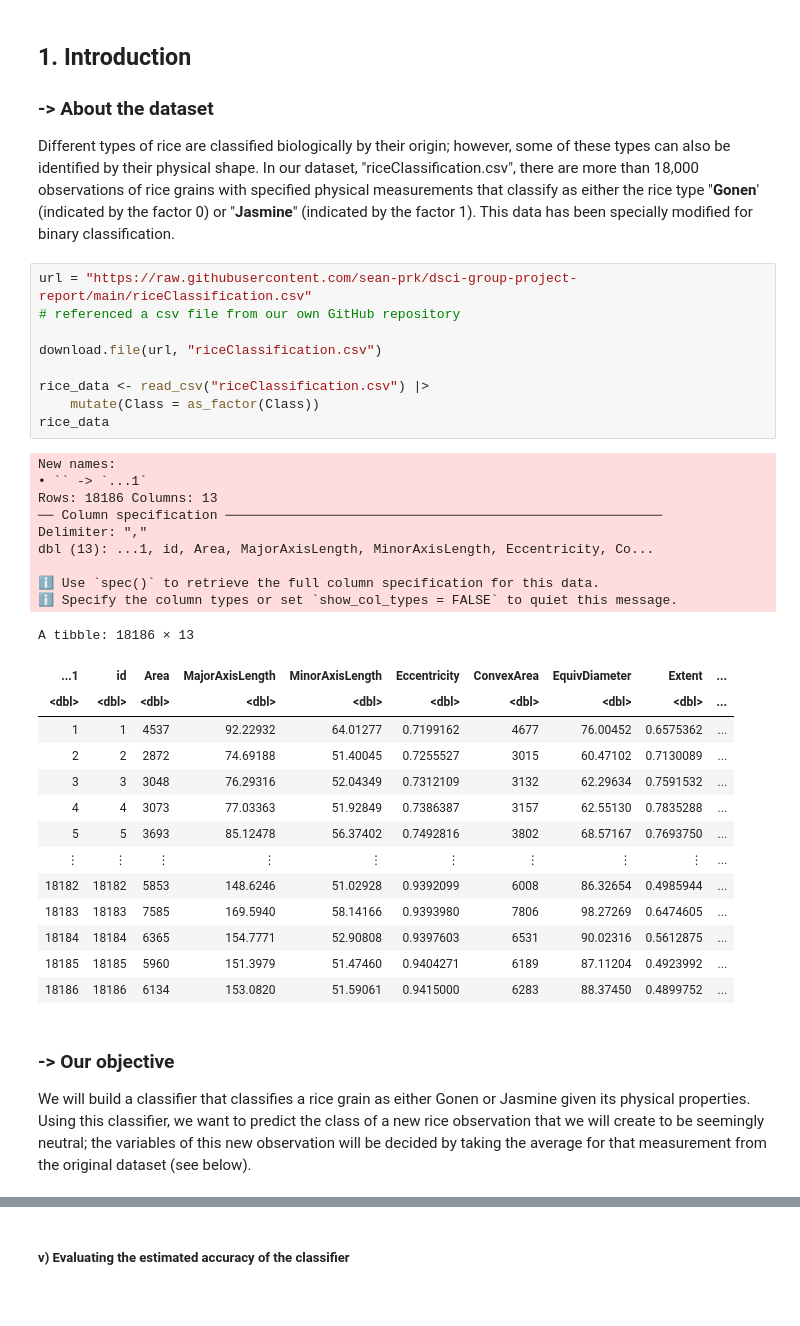
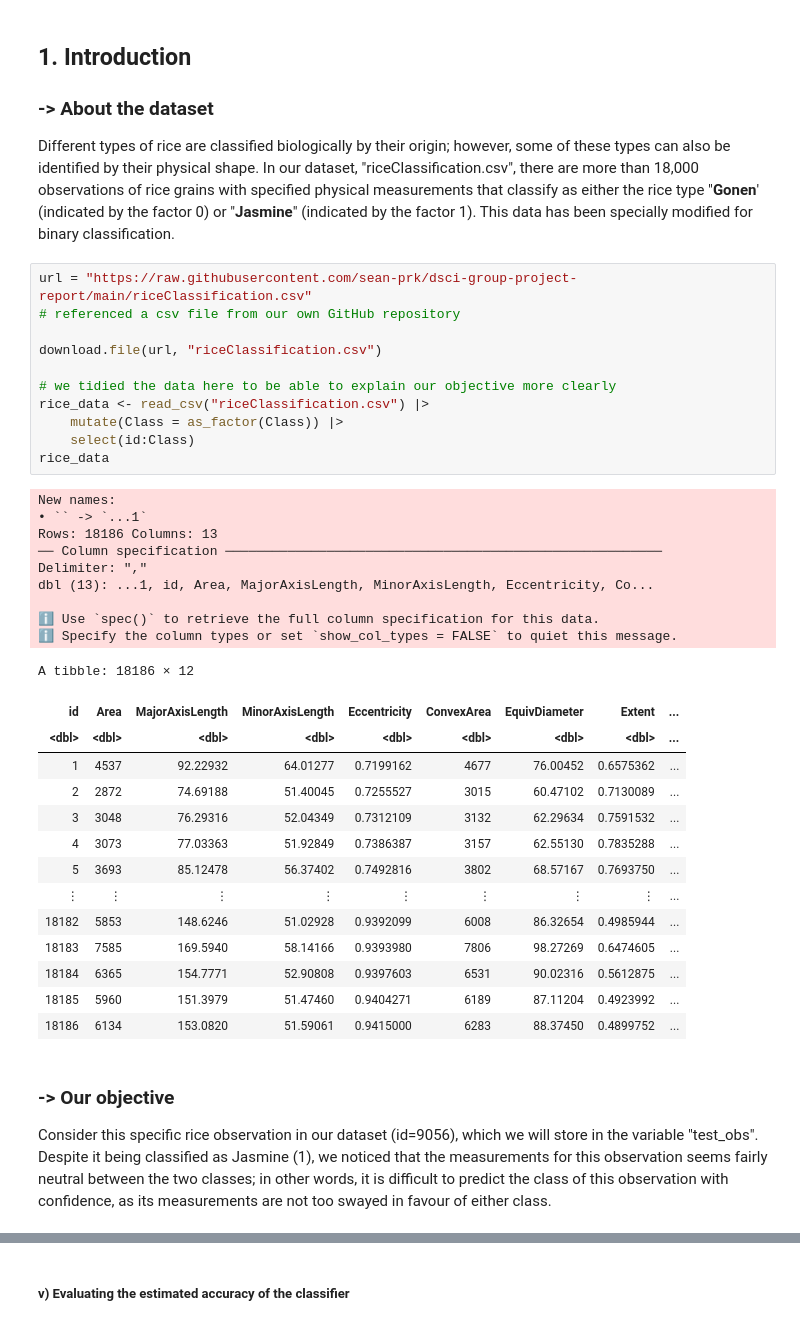
Before and after one commit to sean-prk/dsci-group-project-report, a Jupyter notebook: project.ipynb, the cells around one changed output, grey strips where cells are left out. Drawn from its saved outputs; the diff is of its cells as text.

```diff
--- a/project.ipynb
+++ b/project.ipynb
@@ -36,36 +18,39 @@ Different types of rice are classified biologically by their origin; however, so
 # %%
 url = "https://raw.githubusercontent.com/sean-prk/dsci-group-project-report/main/riceClassification.csv"
 # referenced a csv file from our own GitHub repository
 
 download.file(url, "riceClassification.csv")
 
+# we tidied the data here to be able to explain our objective more clearly
 rice_data <- read_csv("riceClassification.csv") |>
-    mutate(Class = as_factor(Class))
+    mutate(Class = as_factor(Class)) |>
+    select(id:Class)
 rice_data
 # %% [output]
 New names:
 • `` -> `...1`
 Rows: 18186 Columns: 13
 ── Column specification ────────────────────────────────────────────────────────
 Delimiter: ","
 dbl (13): ...1, id, Area, MajorAxisLength, MinorAxisLength, Eccentricity, Co...
 
 ℹ Use `spec()` to retrieve the full column specification for this data.
 ℹ Specify the column types or set `show_col_types = FALSE` to quiet this message.
-A tibble: 18186 × 13
+A tibble: 18186 × 12
-| ...1 | id | Area | MajorAxisLength | MinorAxisLength | Eccentricity | ConvexArea | EquivDiameter | Extent | ... |
-| <dbl> | <dbl> | <dbl> | <dbl> | <dbl> | <dbl> | <dbl> | <dbl> | <dbl> | ... |
-| 1 | 1 | 4537 | 92.22932 | 64.01277 | 0.7199162 | 4677 | 76.00452 | 0.6575362 | ... |
-| 2 | 2 | 2872 | 74.69188 | 51.40045 | 0.7255527 | 3015 | 60.47102 | 0.7130089 | ... |
-| 3 | 3 | 3048 | 76.29316 | 52.04349 | 0.7312109 | 3132 | 62.29634 | 0.7591532 | ... |
-| 4 | 4 | 3073 | 77.03363 | 51.92849 | 0.7386387 | 3157 | 62.55130 | 0.7835288 | ... |
-| 5 | 5 | 3693 | 85.12478 | 56.37402 | 0.7492816 | 3802 | 68.57167 | 0.7693750 | ... |
-| ⋮ | ⋮ | ⋮ | ⋮ | ⋮ | ⋮ | ⋮ | ⋮ | ⋮ | ... |
-| 18182 | 18182 | 5853 | 148.6246 | 51.02928 | 0.9392099 | 6008 | 86.32654 | 0.4985944 | ... |
-| 18183 | 18183 | 7585 | 169.5940 | 58.14166 | 0.9393980 | 7806 | 98.27269 | 0.6474605 | ... |
-| 18184 | 18184 | 6365 | 154.7771 | 52.90808 | 0.9397603 | 6531 | 90.02316 | 0.5612875 | ... |
-| 18185 | 18185 | 5960 | 151.3979 | 51.47460 | 0.9404271 | 6189 | 87.11204 | 0.4923992 | ... |
-| 18186 | 18186 | 6134 | 153.0820 | 51.59061 | 0.9415000 | 6283 | 88.37450 | 0.4899752 | ... |
+| id | Area | MajorAxisLength | MinorAxisLength | Eccentricity | ConvexArea | EquivDiameter | Extent | ... |
+| <dbl> | <dbl> | <dbl> | <dbl> | <dbl> | <dbl> | <dbl> | <dbl> | ... |
+| 1 | 4537 | 92.22932 | 64.01277 | 0.7199162 | 4677 | 76.00452 | 0.6575362 | ... |
+| 2 | 2872 | 74.69188 | 51.40045 | 0.7255527 | 3015 | 60.47102 | 0.7130089 | ... |
+| 3 | 3048 | 76.29316 | 52.04349 | 0.7312109 | 3132 | 62.29634 | 0.7591532 | ... |
+| 4 | 3073 | 77.03363 | 51.92849 | 0.7386387 | 3157 | 62.55130 | 0.7835288 | ... |
+| 5 | 3693 | 85.12478 | 56.37402 | 0.7492816 | 3802 | 68.57167 | 0.7693750 | ... |
+| ⋮ | ⋮ | ⋮ | ⋮ | ⋮ | ⋮ | ⋮ | ⋮ | ... |
+| 18182 | 5853 | 148.6246 | 51.02928 | 0.9392099 | 6008 | 86.32654 | 0.4985944 | ... |
+| 18183 | 7585 | 169.5940 | 58.14166 | 0.9393980 | 7806 | 98.27269 | 0.6474605 | ... |
+| 18184 | 6365 | 154.7771 | 52.90808 | 0.9397603 | 6531 | 90.02316 | 0.5612875 | ... |
+| 18185 | 5960 | 151.3979 | 51.47460 | 0.9404271 | 6189 | 87.11204 | 0.4923992 | ... |
+| 18186 | 6134 | 153.0820 | 51.59061 | 0.9415000 | 6283 | 88.37450 | 0.4899752 | ... |
 # %% [markdown]
 ### -> Our objective
-We will build a classifier that classifies a rice grain as either Gonen or Jasmine given its physical properties. Using this classifier, we want to predict the class of a new rice observation that we will create to be seemingly neutral; the variables of this new observation will be decided by taking the average for that measurement from the original dataset (see below).
+
+Consider this specific rice observation in our dataset (id=9056), which we will store in the variable "test_obs". Despite it being classified as Jasmine (1), we noticed that the measurements for this observation seems fairly neutral between the two classes; in other words, it is difficult to predict the class of this observation with confidence, as its measurements are not too swayed in favour of either class.
```
Also changed, not shown: parts of 32 cells of this notebook.
